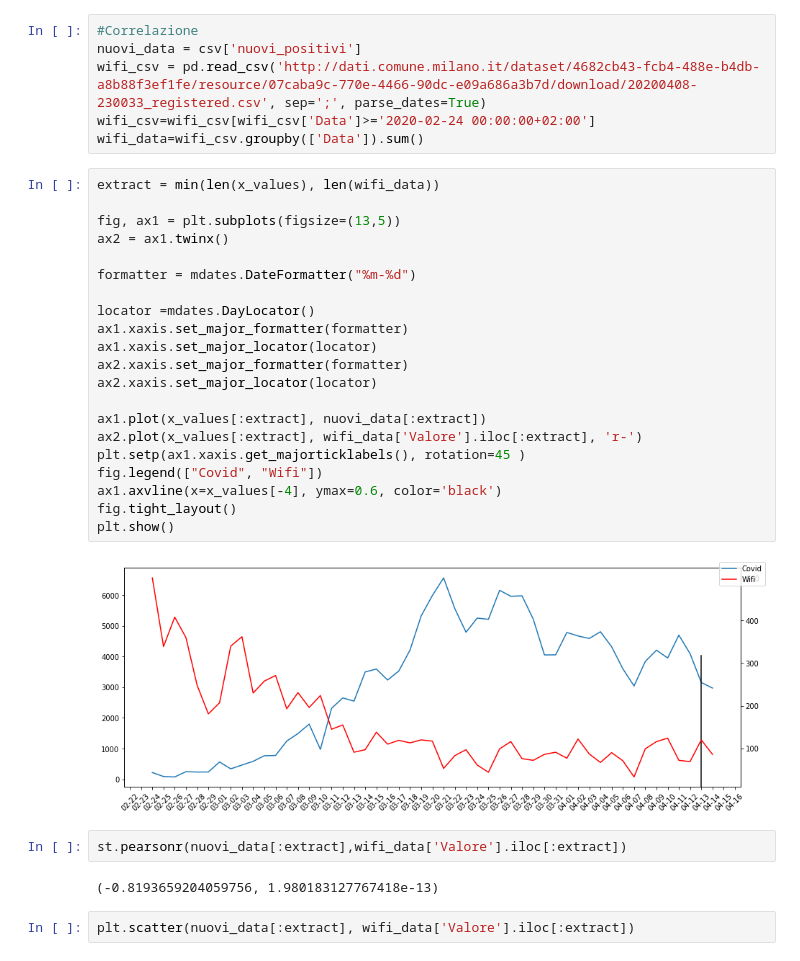
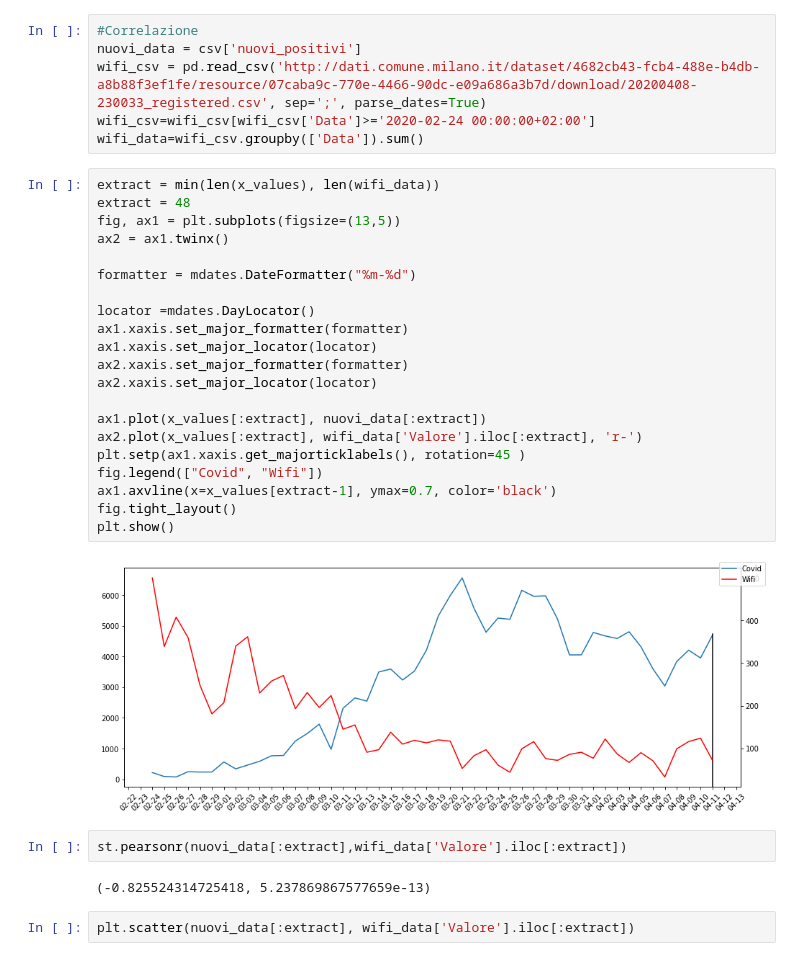
Before and after one commit to Bertonc98/BadCharts, a Jupyter notebook: covid_charts.ipynb, the cells around one changed output. Saved outputs shown, nothing was run; the diff lists cells and outputs as text.

```diff
--- a/covid_charts.ipynb
+++ b/covid_charts.ipynb
@@ -116,31 +116,31 @@ wifi_csv=wifi_csv[wifi_csv['Data']>='2020-02-24 00:00:00+02:00']
 wifi_data=wifi_csv.groupby(['Data']).sum()
 # %%
 extract = min(len(x_values), len(wifi_data))
-
+extract = 48
 fig, ax1 = plt.subplots(figsize=(13,5))
 ax2 = ax1.twinx()
 
 formatter = mdates.DateFormatter("%m-%d")
 
 locator =mdates.DayLocator()
 ax1.xaxis.set_major_formatter(formatter)
 ax1.xaxis.set_major_locator(locator)
 ax2.xaxis.set_major_formatter(formatter)
 ax2.xaxis.set_major_locator(locator)
 
 ax1.plot(x_values[:extract], nuovi_data[:extract])
 ax2.plot(x_values[:extract], wifi_data['Valore'].iloc[:extract], 'r-')
 plt.setp(ax1.xaxis.get_majorticklabels(), rotation=45 )
 fig.legend(["Covid", "Wifi"])
-ax1.axvline(x=x_values[-4], ymax=0.6, color='black')
+ax1.axvline(x=x_values[extract-1], ymax=0.7, color='black')
 fig.tight_layout()
 plt.show()
 # %% [output]
-[figure, old version]
+[figure, new version]
 # %%
 st.pearsonr(nuovi_data[:extract],wifi_data['Valore'].iloc[:extract])
 # %% [output]
-(-0.8193659204059756, 1.980183127767418e-13)
+(-0.825524314725418, 5.237869867577659e-13)
 # %%
 plt.scatter(nuovi_data[:extract], wifi_data['Valore'].iloc[:extract])
 # %% [output]
```
Also changed, not shown: parts of 5 cells of this notebook.
